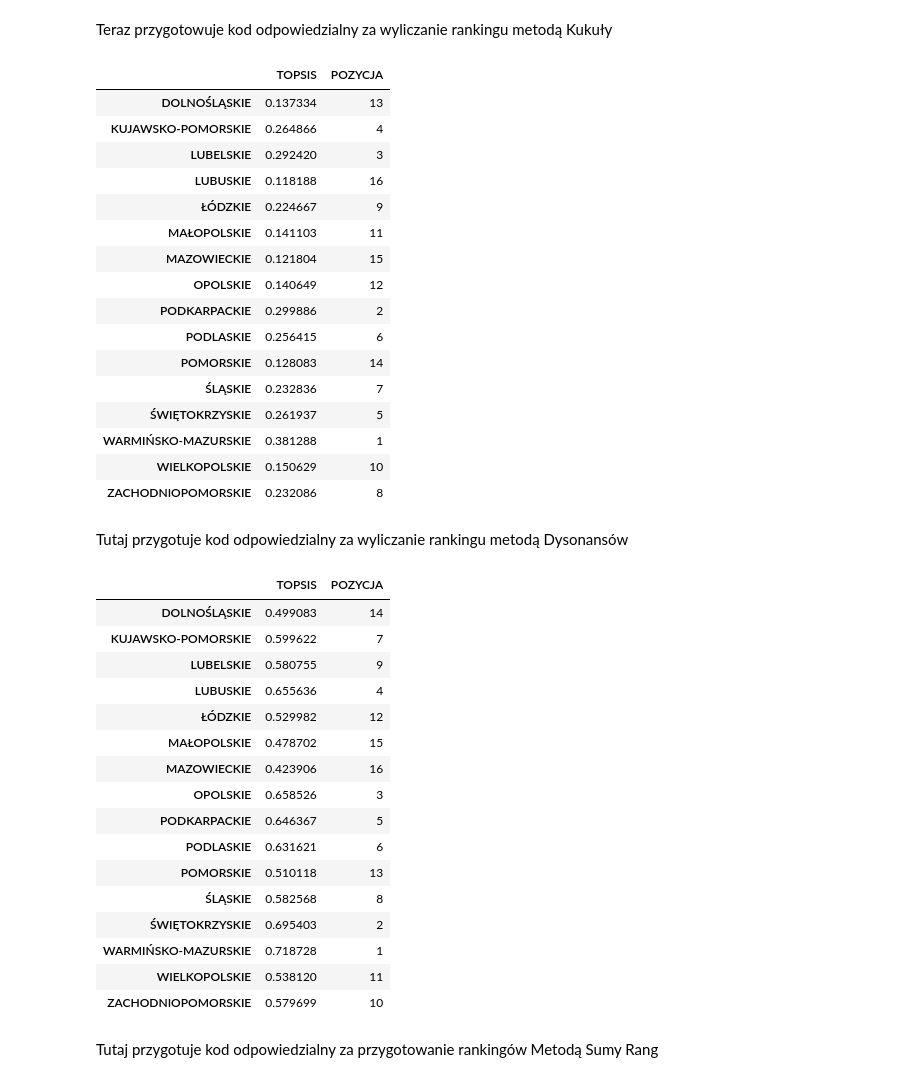
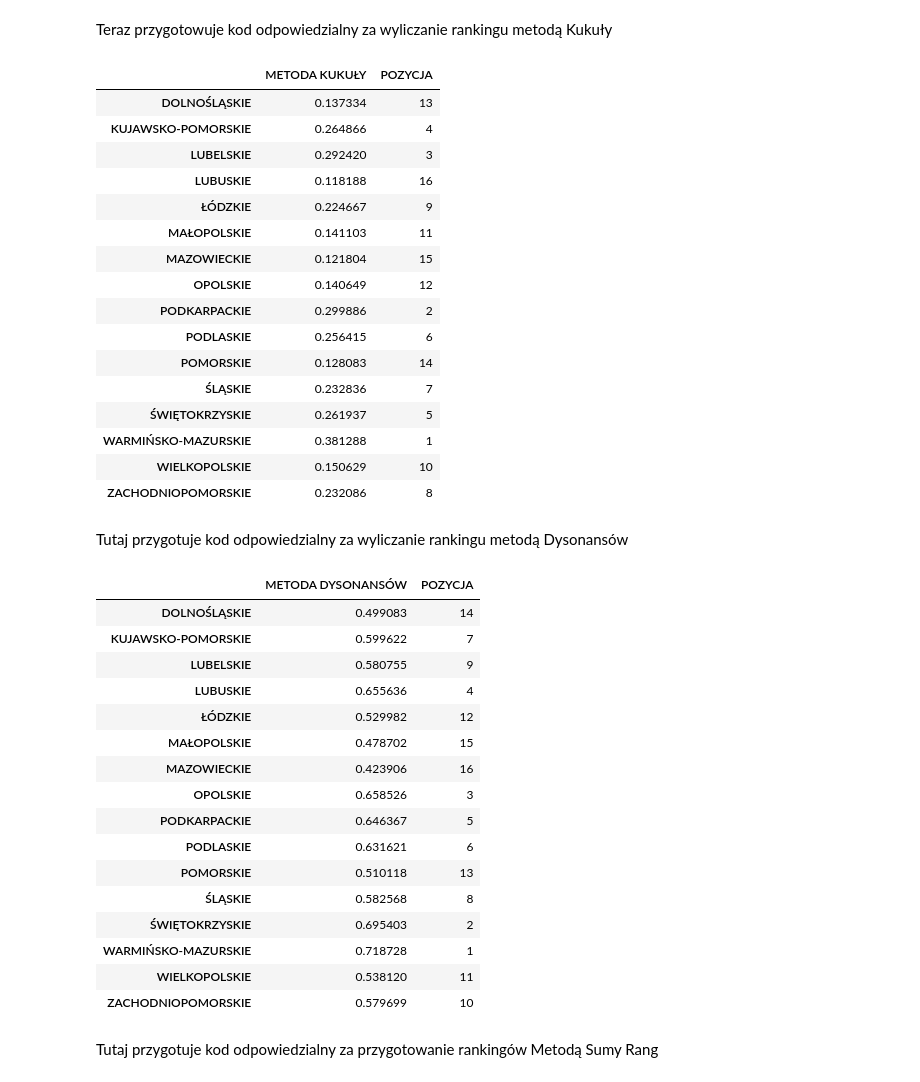
Before and after one commit to Sillem/suicide_study, a Jupyter notebook: Projekt_EP.ipynb, the cells around one changed output. Saved outputs shown, nothing was run; the diff lists cells and outputs as text; code cells hidden in the pictures.

```diff
--- a/Projekt_EP.ipynb
+++ b/Projekt_EP.ipynb
@@ -211,29 +211,29 @@ Teraz przygotowuje kod odpowiedzialny za wyliczanie rankingu metodą Kukuły
 # %%
 def metoda_kukuly(df, stym_czy_destym):
 
   def standaryzacja_kukula_zmiennych(df, stym_czy_destym):
     df_copy = df.copy()
     if df.columns.shape[0] != len(stym_czy_destym):
       raise ValueError("Liczba elementów wektora określającego charakter zmiennych i liczba kolumn są różne.")
     for numer, col in enumerate(df.columns):
       if stym_czy_destym[numer] == 's':
         df_copy[col] = (df_copy[col] - min(df_copy[col]))/(max(df_copy[col]) - min(df_copy[col]))
       elif stym_czy_destym[numer] == 'd':
         df_copy[col] = (max(df_copy[col] - df_copy[col]))/(max(df_copy[col]) - min(df_copy[col]))
       else:
         raise ValueError("Podano inny parametr w wektorze określającym charakter zmiennych niż 's' i 'd'.")
     return df_copy
   df = standaryzacja_kukula_zmiennych(df, stym_czy_destym)
 
   Qi = df.mean(axis=1)
   ranks = np.argsort(np.argsort(-Qi)) + 1
-  return pd.DataFrame(data={'TOPSIS':Qi, 'POZYCJA':ranks}, index=df.index)
+  return pd.DataFrame(data={'METODA KUKUŁY':Qi, 'POZYCJA':ranks}, index=df.index)
 
 
 kukula = metoda_kukuly(yearly_data[2021], ['d','d','s', 's', 's'])
 kukula
 # %% [output]
-|  | TOPSIS | POZYCJA |
+|  | METODA KUKUŁY | POZYCJA |
 | DOLNOŚLĄSKIE | 0.137334 | 13 |
 | KUJAWSKO-POMORSKIE | 0.264866 | 4 |
 | LUBELSKIE | 0.292420 | 3 |
@@ -271,13 +271,13 @@ def metoda_dysonansow(df, stym_czy_destym):
 
   MD = df.mean(axis=1)
   ranks = np.argsort(np.argsort(-MD)) + 1
-  return pd.DataFrame(data={'TOPSIS':MD, 'POZYCJA':ranks}, index=df.index)
+  return pd.DataFrame(data={'METODA DYSONANSÓW':MD, 'POZYCJA':ranks}, index=df.index)
 
 
 dysonans = metoda_dysonansow(yearly_data[2021], ['d','d','s', 's', 's'])
 dysonans
 # %% [output]
-|  | TOPSIS | POZYCJA |
+|  | METODA DYSONANSÓW | POZYCJA |
 | DOLNOŚLĄSKIE | 0.499083 | 14 |
 | KUJAWSKO-POMORSKIE | 0.599622 | 7 |
 | LUBELSKIE | 0.580755 | 9 |
```
Also changed, not shown: parts of 14 cells of this notebook.
